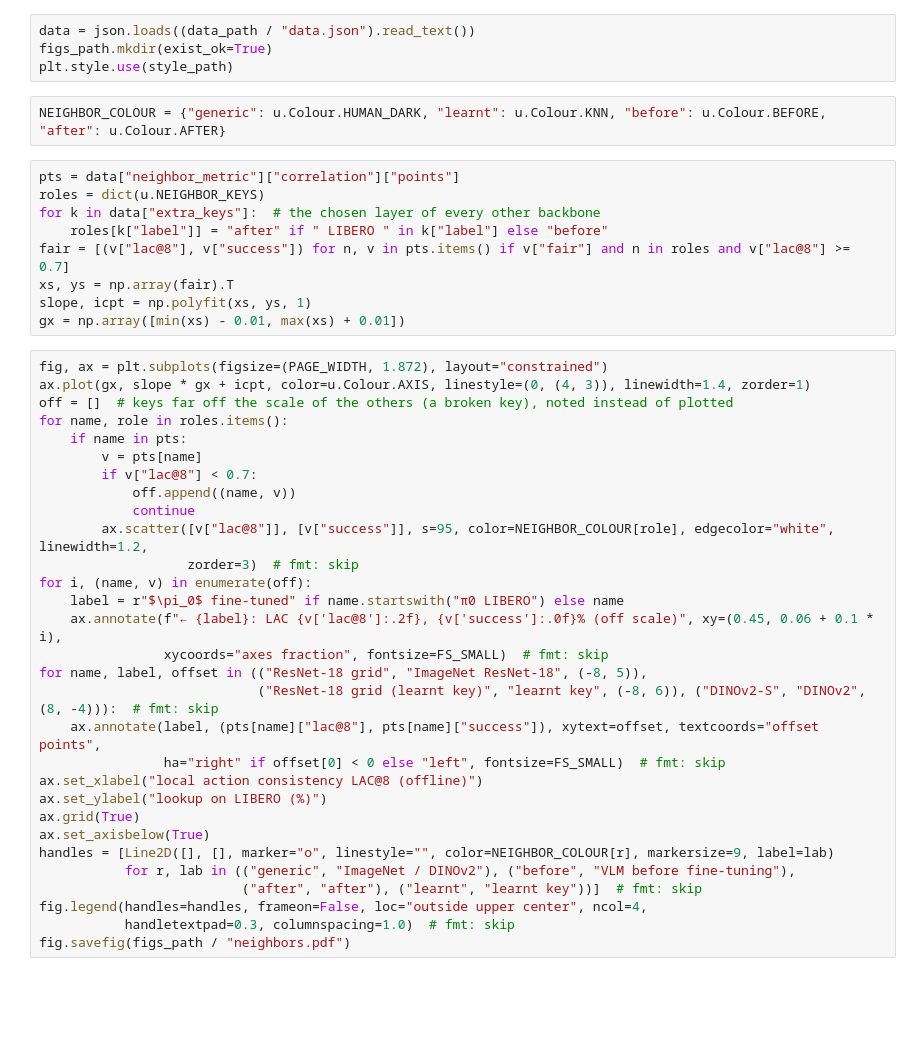
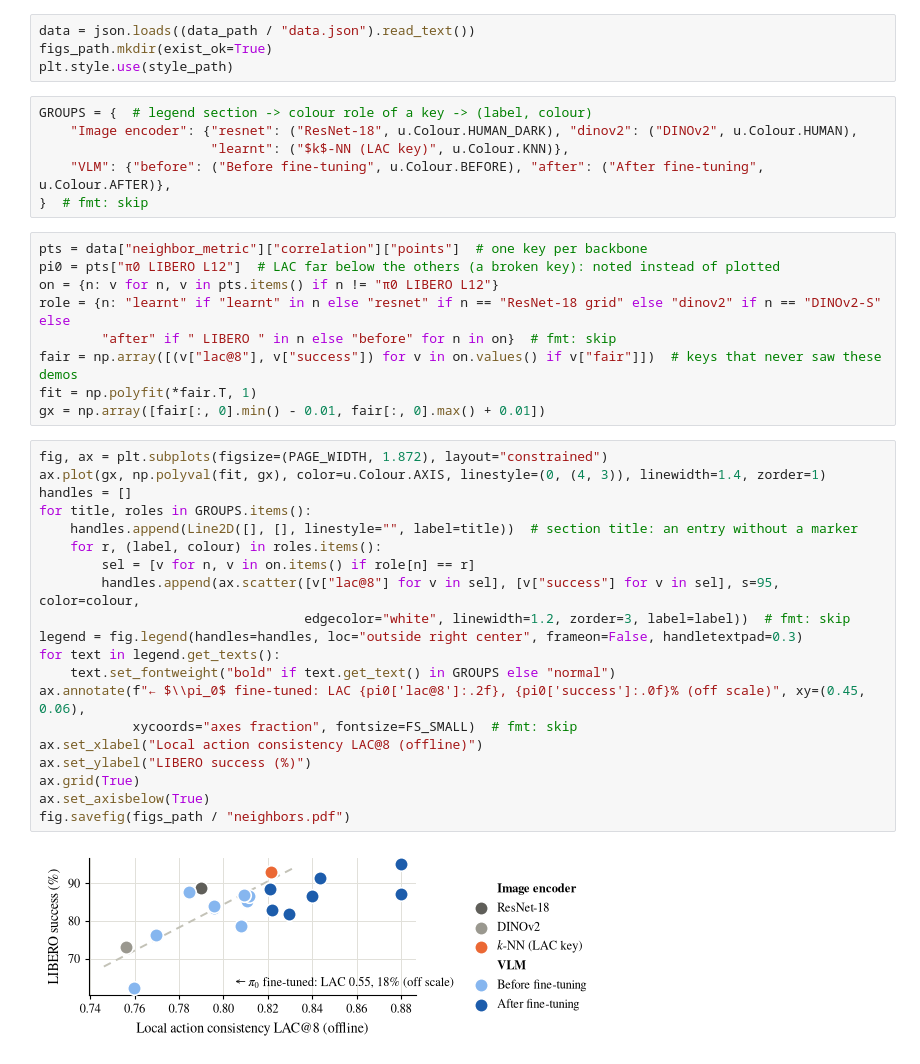
Before and after one commit to sereact/lerobot_knn, a Jupyter notebook: analysis/neighbors.ipynb, the cells around one changed output. Drawn from its saved outputs; the diff is of its cells as text; blank space fills up the shorter version.

```diff
--- a/analysis/neighbors.ipynb
+++ b/analysis/neighbors.ipynb
@@ -23,43 +23,39 @@ data = json.loads((data_path / "data.json").read_text())
 figs_path.mkdir(exist_ok=True)
 plt.style.use(style_path)
 # %%
-NEIGHBOR_COLOUR = {"generic": u.Colour.HUMAN_DARK, "learnt": u.Colour.KNN, "before": u.Colour.BEFORE, "after": u.Colour.AFTER}
+GROUPS = {  # legend section -> colour role of a key -> (label, colour)
+    "Image encoder": {"resnet": ("ResNet-18", u.Colour.HUMAN_DARK), "dinov2": ("DINOv2", u.Colour.HUMAN),
+                      "learnt": ("$k$-NN (LAC key)", u.Colour.KNN)},
+    "VLM": {"before": ("Before fine-tuning", u.Colour.BEFORE), "after": ("After fine-tuning", u.Colour.AFTER)},
+}  # fmt: skip
-# %%
-pts = data["neighbor_metric"]["correlation"]["points"]
-roles = dict(u.NEIGHBOR_KEYS)
-for k in data["extra_keys"]:  # the chosen layer of every other backbone
-    roles[k["label"]] = "after" if " LIBERO " in k["label"] else "before"
-fair = [(v["lac@8"], v["success"]) for n, v in pts.items() if v["fair"] and n in roles and v["lac@8"] >= 0.7]
-xs, ys = np.array(fair).T
-slope, icpt = np.polyfit(xs, ys, 1)
-gx = np.array([min(xs) - 0.01, max(xs) + 0.01])
-# %%
-fig, ax = plt.subplots(figsize=(PAGE_WIDTH, 1.872), layout="constrained")
-ax.plot(gx, slope * gx + icpt, color=u.Colour.AXIS, linestyle=(0, (4, 3)), linewidth=1.4, zorder=1)
-off = []  # keys far off the scale of the others (a broken key), noted instead of plotted
-for name, role in roles.items():
-    if name in pts:
-        v = pts[name]
-        if v["lac@8"] < 0.7:
-            off.append((name, v))
-            continue
-        ax.scatter([v["lac@8"]], [v["success"]], s=95, color=NEIGHBOR_COLOUR[role], edgecolor="white", linewidth=1.2,
-                   zorder=3)  # fmt: skip
-for i, (name, v) in enumerate(off):
-    label = r"$\pi_0$ fine-tuned" if name.startswith("π0 LIBERO") else name
-    ax.annotate(f"← {label}: LAC {v['lac@8']:.2f}, {v['success']:.0f}% (off scale)", xy=(0.45, 0.06 + 0.1 * i),
-                xycoords="axes fraction", fontsize=FS_SMALL)  # fmt: skip
-for name, label, offset in (("ResNet-18 grid", "ImageNet ResNet-18", (-8, 5)),
-                            ("ResNet-18 grid (learnt key)", "learnt key", (-8, 6)), ("DINOv2-S", "DINOv2", (8, -4))):  # fmt: skip
-    ax.annotate(label, (pts[name]["lac@8"], pts[name]["success"]), xytext=offset, textcoords="offset points",
-                ha="right" if offset[0] < 0 else "left", fontsize=FS_SMALL)  # fmt: skip
-ax.set_xlabel("local action consistency LAC@8 (offline)")
-ax.set_ylabel("lookup on LIBERO (%)")
-ax.grid(True)
-ax.set_axisbelow(True)
-handles = [Line2D([], [], marker="o", linestyle="", color=NEIGHBOR_COLOUR[r], markersize=9, label=lab)
-           for r, lab in (("generic", "ImageNet / DINOv2"), ("before", "VLM before fine-tuning"),
-                          ("after", "after"), ("learnt", "learnt key"))]  # fmt: skip
-fig.legend(handles=handles, frameon=False, loc="outside upper center", ncol=4,
-           handletextpad=0.3, columnspacing=1.0)  # fmt: skip
-fig.savefig(figs_path / "neighbors.pdf")
+# %%
+pts = data["neighbor_metric"]["correlation"]["points"]  # one key per backbone
+pi0 = pts["π0 LIBERO L12"]  # LAC far below the others (a broken key): noted instead of plotted
+on = {n: v for n, v in pts.items() if n != "π0 LIBERO L12"}
+role = {n: "learnt" if "learnt" in n else "resnet" if n == "ResNet-18 grid" else "dinov2" if n == "DINOv2-S" else
+        "after" if " LIBERO " in n else "before" for n in on}  # fmt: skip
+fair = np.array([(v["lac@8"], v["success"]) for v in on.values() if v["fair"]])  # keys that never saw these demos
+fit = np.polyfit(*fair.T, 1)
+gx = np.array([fair[:, 0].min() - 0.01, fair[:, 0].max() + 0.01])
+# %%
+fig, ax = plt.subplots(figsize=(PAGE_WIDTH, 1.872), layout="constrained")
+ax.plot(gx, np.polyval(fit, gx), color=u.Colour.AXIS, linestyle=(0, (4, 3)), linewidth=1.4, zorder=1)
+handles = []
+for title, roles in GROUPS.items():
+    handles.append(Line2D([], [], linestyle="", label=title))  # section title: an entry without a marker
+    for r, (label, colour) in roles.items():
+        sel = [v for n, v in on.items() if role[n] == r]
+        handles.append(ax.scatter([v["lac@8"] for v in sel], [v["success"] for v in sel], s=95, color=colour,
+                                  edgecolor="white", linewidth=1.2, zorder=3, label=label))  # fmt: skip
+legend = fig.legend(handles=handles, loc="outside right center", frameon=False, handletextpad=0.3)
+for text in legend.get_texts():
+    text.set_fontweight("bold" if text.get_text() in GROUPS else "normal")
+ax.annotate(f"← $\\pi_0$ fine-tuned: LAC {pi0['lac@8']:.2f}, {pi0['success']:.0f}% (off scale)", xy=(0.45, 0.06),
+            xycoords="axes fraction", fontsize=FS_SMALL)  # fmt: skip
+ax.set_xlabel("Local action consistency LAC@8 (offline)")
+ax.set_ylabel("LIBERO success (%)")
+ax.grid(True)
+ax.set_axisbelow(True)
+fig.savefig(figs_path / "neighbors.pdf")
+# %% [output]
+[figure, added]
```
Also changed, not shown: 19 other files.
